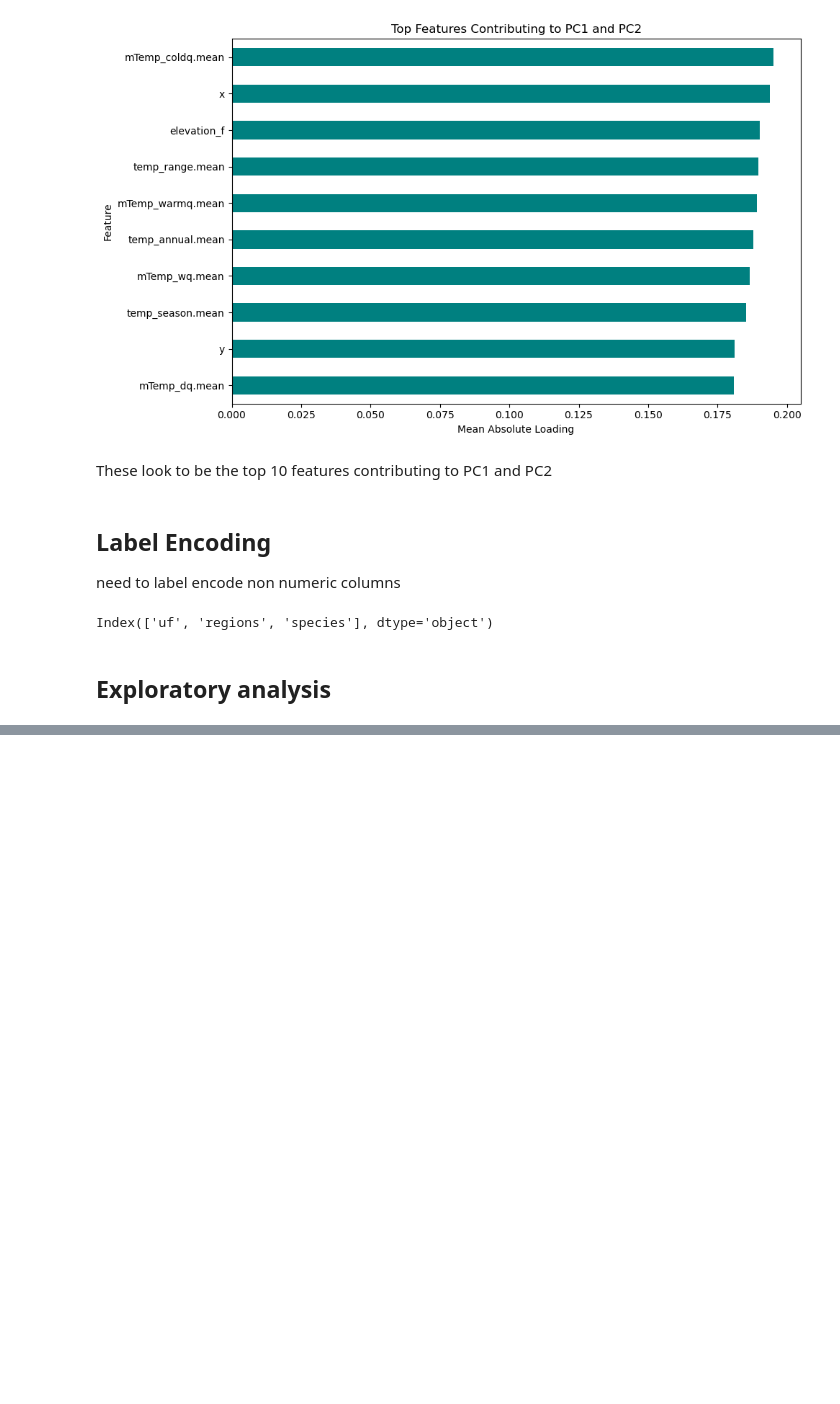
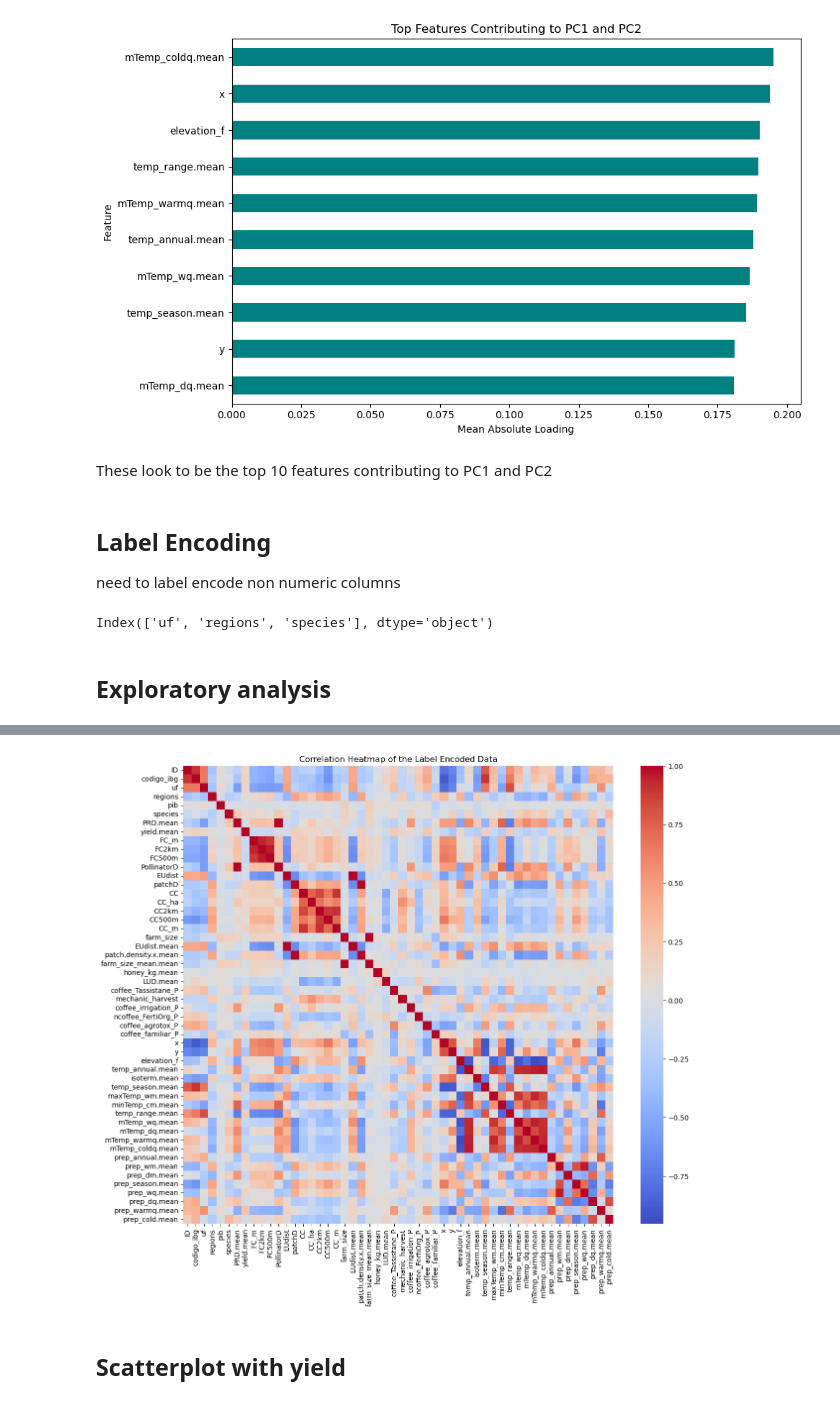
Before and after one commit to ajrx575/Machine_Learning_Final, a Jupyter notebook: ML/Final/Final_Project.ipynb, the cells around one changed output, grey strips where cells are left out. Cells and saved outputs as stored; diff of their text form; code cells hidden in the pictures; blank space fills up the shorter version.

```diff
--- a/ML/Final/Final_Project.ipynb
+++ b/ML/Final/Final_Project.ipynb
@@ -182,6 +182,8 @@ df_encoded = df.copy() # copy the dataframe
 label = LabelEncoder() # label encode each column that is non numeric
 for col in categorical_cols:
     df_encoded[col] = label.fit_transform(df_encoded[col].astype(str))
+
+df_encoded = df_encoded.drop(columns=["ID"]) # don't need the ID column
 # %%
 # save this
 df_encoded.to_csv("df_encoded.csv", index=False)
@@ -189,3 +191,6 @@ df_encoded.to_csv("df_encoded.csv", index=False)
 ## Exploratory analysis
 # %%
 # correlation of the data
+# start out with correlation matrix
+corr = df_encoded.corr()
+corr.head()
@@ -191,0 +205,16 @@ df_encoded.to_csv("df_encoded.csv", index=False)
+# %%
+# lets make it into a heatmap now
+
+# libraries
+import matplotlib.pyplot as plt
+import seaborn as sns
+
+plt.figure(figsize=(14, 12))# set figure size
+sns.heatmap(corr, cmap= "coolwarm", annot= False)
+plt.title("Correlation Heatmap of the Label Encoded Data")
+plt.savefig(r"C:\Users\tiffa\Machine_Learning_Final\ML\Final\Figures\correlation_heatmap.png")
+plt.show()
+# %% [output]
+[figure, added]
+# %% [markdown]
+## Scatterplot with yield
```
Also changed, not shown: parts of 2 cells of this notebook, 1 other file.
